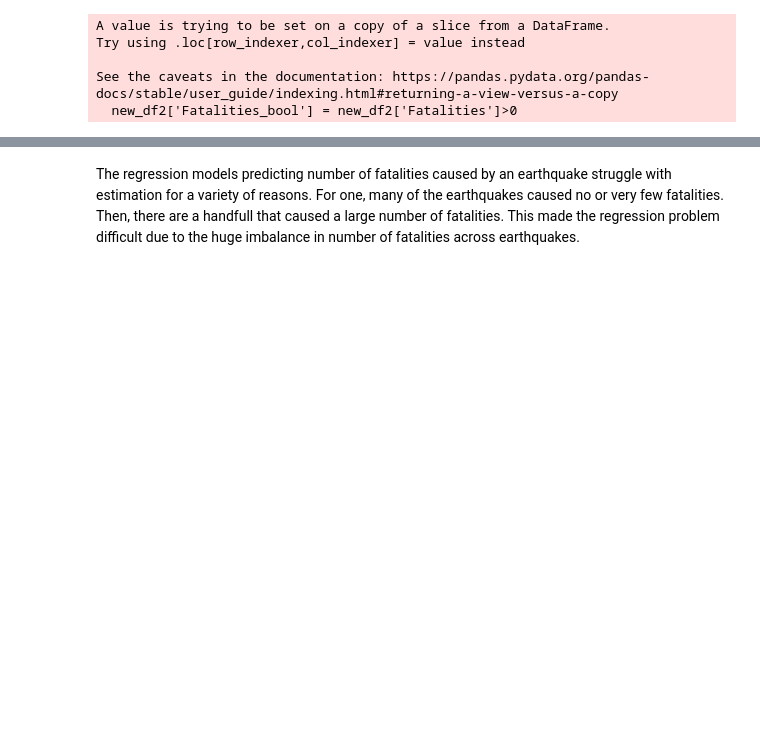
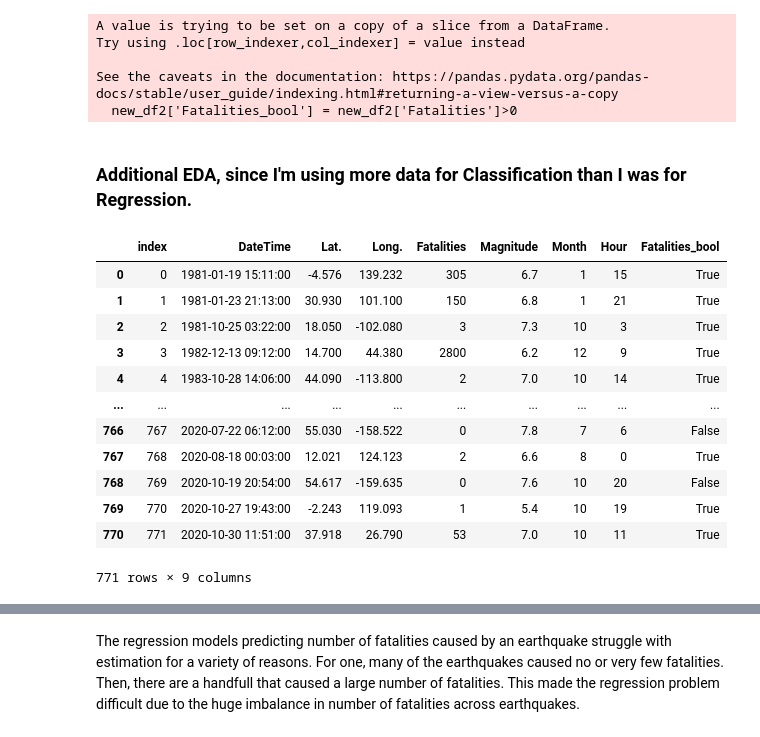
Before and after one commit to trgrimm/Earthquake_Fatality_Prediction, a Jupyter notebook: Earthquake Models.ipynb, the cells around one changed output, grey strips where cells are left out. Cells and saved outputs as stored; diff of their text form; code cells hidden in the pictures; blank space fills up the shorter version.

Commit message:
Added additional EDA

```diff
--- a/Earthquake Models.ipynb
+++ b/Earthquake Models.ipynb
@@ -465,3 +472,5 @@ Try using .loc[row_indexer,col_indexer] = value instead
 
 See the caveats in the documentation: https://pandas.pydata.org/pandas-docs/stable/user_guide/indexing.html#returning-a-view-versus-a-copy
   new_df2['Fatalities_bool'] = new_df2['Fatalities']>0
+# %% [markdown]
+### Additional EDA, since I'm using more data for Classification than I was for Regression.
@@ -467,0 +481,16 @@ See the caveats in the documentation: https://pandas.pydata.org/pandas-docs/stab
+# %%
+new_df2
+# %% [output]
+|  | index | DateTime | Lat. | Long. | Fatalities | Magnitude | Month | Hour | Fatalities_bool |
+| 0 | 0 | 1981-01-19 15:11:00 | -4.576 | 139.232 | 305 | 6.7 | 1 | 15 | True |
+| 1 | 1 | 1981-01-23 21:13:00 | 30.930 | 101.100 | 150 | 6.8 | 1 | 21 | True |
+| 2 | 2 | 1981-10-25 03:22:00 | 18.050 | -102.080 | 3 | 7.3 | 10 | 3 | True |
+| 3 | 3 | 1982-12-13 09:12:00 | 14.700 | 44.380 | 2800 | 6.2 | 12 | 9 | True |
+| 4 | 4 | 1983-10-28 14:06:00 | 44.090 | -113.800 | 2 | 7.0 | 10 | 14 | True |
+| ... | ... | ... | ... | ... | ... | ... | ... | ... | ... |
+| 766 | 767 | 2020-07-22 06:12:00 | 55.030 | -158.522 | 0 | 7.8 | 7 | 6 | False |
+| 767 | 768 | 2020-08-18 00:03:00 | 12.021 | 124.123 | 2 | 6.6 | 8 | 0 | True |
+| 768 | 769 | 2020-10-19 20:54:00 | 54.617 | -159.635 | 0 | 7.6 | 10 | 20 | False |
+| 769 | 770 | 2020-10-27 19:43:00 | -2.243 | 119.093 | 1 | 5.4 | 10 | 19 | True |
+| 770 | 771 | 2020-10-30 11:51:00 | 37.918 | 26.790 | 53 | 7.0 | 10 | 11 | True |
+771 rows × 9 columns
```
Also changed, not shown: parts of 22 cells of this notebook.
